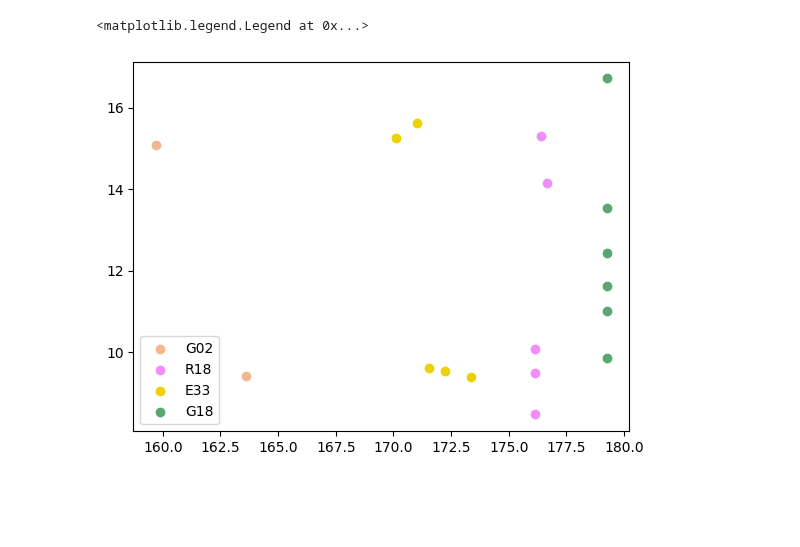
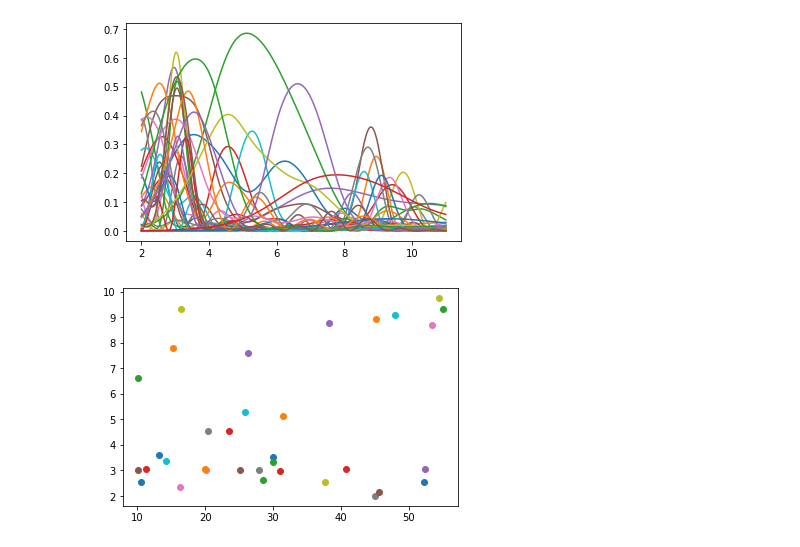
Before and after one commit to ziqing97/gnss_ir_analyze, a Jupyter notebook: src/test_all_measurement.ipynb, the cells around one changed output. Saved outputs shown, nothing was run; the diff lists cells and outputs as text; code cells hidden in the pictures; blank space fills up the shorter version.

```diff
--- a/src/test_all_measurement.ipynb
+++ b/src/test_all_measurement.ipynb
@@ -281,8 +16,0 @@ plt.legend(loc="best")
-# %%
-for satellite_code in time_dict:
-    plt.scatter(azimut_dict[satellite_code],height_dict[satellite_code],label=satellite_code,color=color_dict[satellite_code])
-
-plt.legend(loc="best")
-# %% [output]
-<matplotlib.legend.Legend at 0x...>
-[figure, removed]
@@ -290,0 +17,20 @@ esth.plot_fresnel_zone(time_str="2022-11-04",equipment_index=3,azimut_dict=azimu
+# %%
+main_path = os.path.abspath('../data/20220811/2/')
+date_str = "2022-08-11"
+
+data_dict = dafi.generate_dataframe(main_path)
+satellite_list = data_dict.keys()
+azimut_mask = [270,330]
+elevation_mask = [0,60]
+min_height = 2
+max_height = 10 # meter
+time_length = 25 # minutes
+time_dict,height_dict,azimut_dict,elevation_dict,frequency_dict,power_dict = esth.estimate_all_satellite(main_path,azimut_mask,elevation_mask,min_height,max_height,time_length)
+# %% [output]
+[figure, added]
+# %%
+for satellite_code in time_dict:
+    for i,item in enumerate(elevation_dict[satellite_code]):
+        plt.scatter(item['avg'],height_dict[satellite_code][i])
+# %% [output]
+[figure, added]
```
Also changed, not shown: parts of 55 cells of this notebook, 2 other files.
